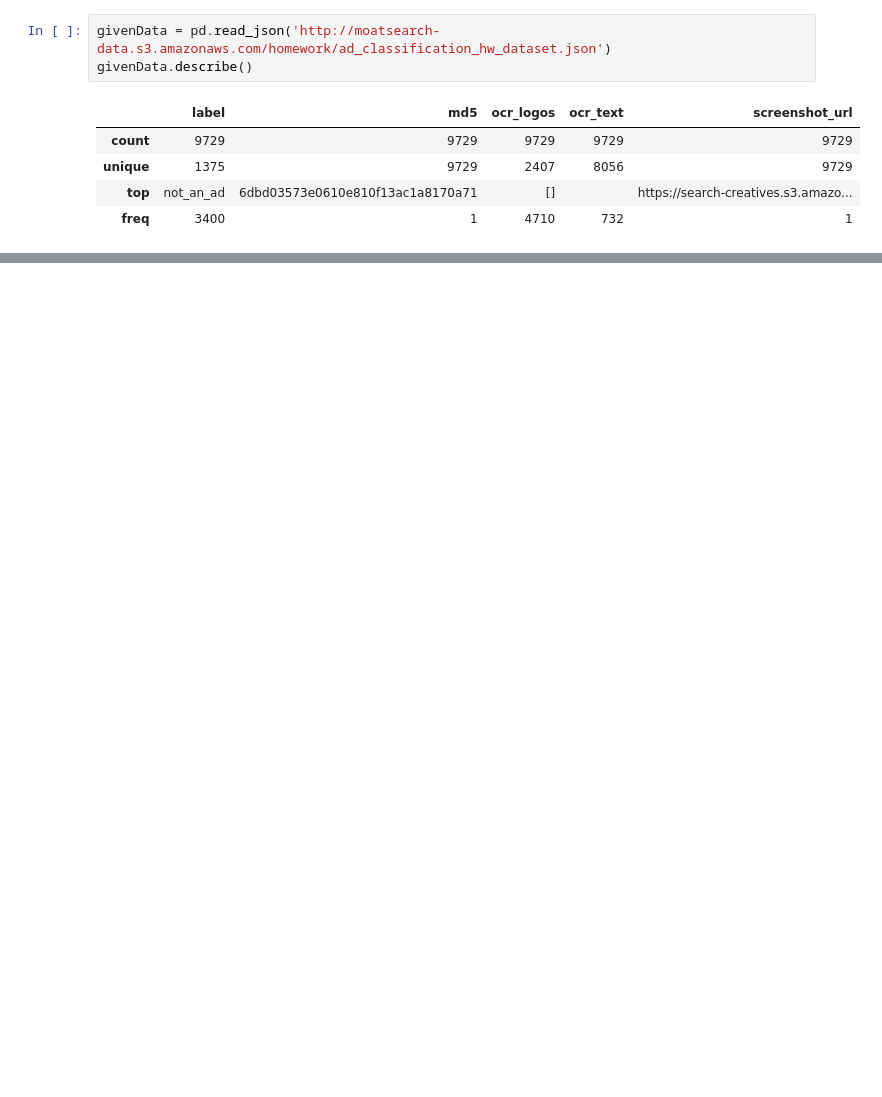
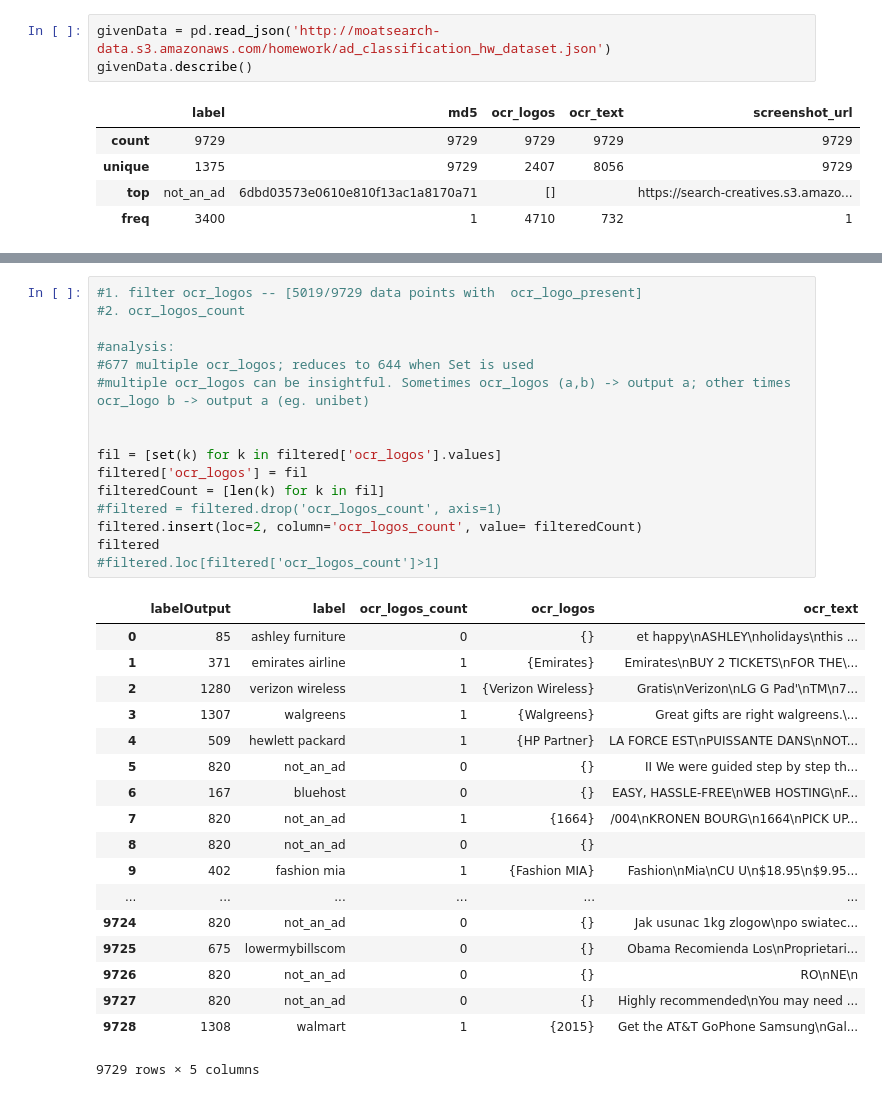
Before and after one commit to siddhartha-chandra/AdPredictor, a Jupyter notebook: sample/Notebook/Ad_Predictor.ipynb, the cells around one changed output, grey strips where cells are left out. Drawn from its saved outputs; the diff is of its cells as text; blank space fills up the shorter version.

```diff
--- a/sample/Notebook/Ad_Predictor.ipynb
+++ b/sample/Notebook/Ad_Predictor.ipynb
@@ -202,0 +134,35 @@ filtered1
+# %%
+#1. filter ocr_logos -- [5019/9729 data points with  ocr_logo_present]
+#2. ocr_logos_count
+
+#analysis:
+#677 multiple ocr_logos; reduces to 644 when Set is used
+#multiple ocr_logos can be insightful. Sometimes ocr_logos (a,b) -> output a; other times ocr_logo b -> output a (eg. unibet)
+
+
+fil = [set(k) for k in filtered['ocr_logos'].values]
+filtered['ocr_logos'] = fil
+filteredCount = [len(k) for k in fil]
+#filtered = filtered.drop('ocr_logos_count', axis=1)
+filtered.insert(loc=2, column='ocr_logos_count', value= filteredCount)
+filtered
+#filtered.loc[filtered['ocr_logos_count']>1]
+# %% [output]
+|  | labelOutput | label | ocr_logos_count | ocr_logos | ocr_text |
+| 0 | 85 | ashley furniture | 0 | {} | et happy\nASHLEY\nholidays\nthis ... |
+| 1 | 371 | emirates airline | 1 | {Emirates} | Emirates\nBUY 2 TICKETS\nFOR THE\... |
+| 2 | 1280 | verizon wireless | 1 | {Verizon Wireless} | Gratis\nVerizon\nLG G Pad'\nTM\n7... |
+| 3 | 1307 | walgreens | 1 | {Walgreens} | Great gifts are right walgreens.\... |
+| 4 | 509 | hewlett packard | 1 | {HP Partner} | LA FORCE EST\nPUISSANTE DANS\nNOT... |
+| 5 | 820 | not_an_ad | 0 | {} | II We were guided step by step th... |
+| 6 | 167 | bluehost | 0 | {} | EASY, HASSLE-FREE\nWEB HOSTING\nF... |
+| 7 | 820 | not_an_ad | 1 | {1664} | /004\nKRONEN BOURG\n1664\nPICK UP... |
+| 8 | 820 | not_an_ad | 0 | {} |  |
+| 9 | 402 | fashion mia | 1 | {Fashion MIA} | Fashion\nMia\nCU U\n$18.95\n$9.95... |
+| ... | ... | ... | ... | ... | ... |
+| 9724 | 820 | not_an_ad | 0 | {} | Jak usunac 1kg zlogow\npo swiatec... |
+| 9725 | 675 | lowermybillscom | 0 | {} | Obama Recomienda Los\nProprietari... |
+| 9726 | 820 | not_an_ad | 0 | {} | RO\nNE\n |
+| 9727 | 820 | not_an_ad | 0 | {} | Highly recommended\nYou may need ... |
+| 9728 | 1308 | walmart | 1 | {2015} | Get the AT&T GoPhone Samsung\nGal... |
+9729 rows × 5 columns
```
Also changed, not shown: parts of 20 cells of this notebook.
